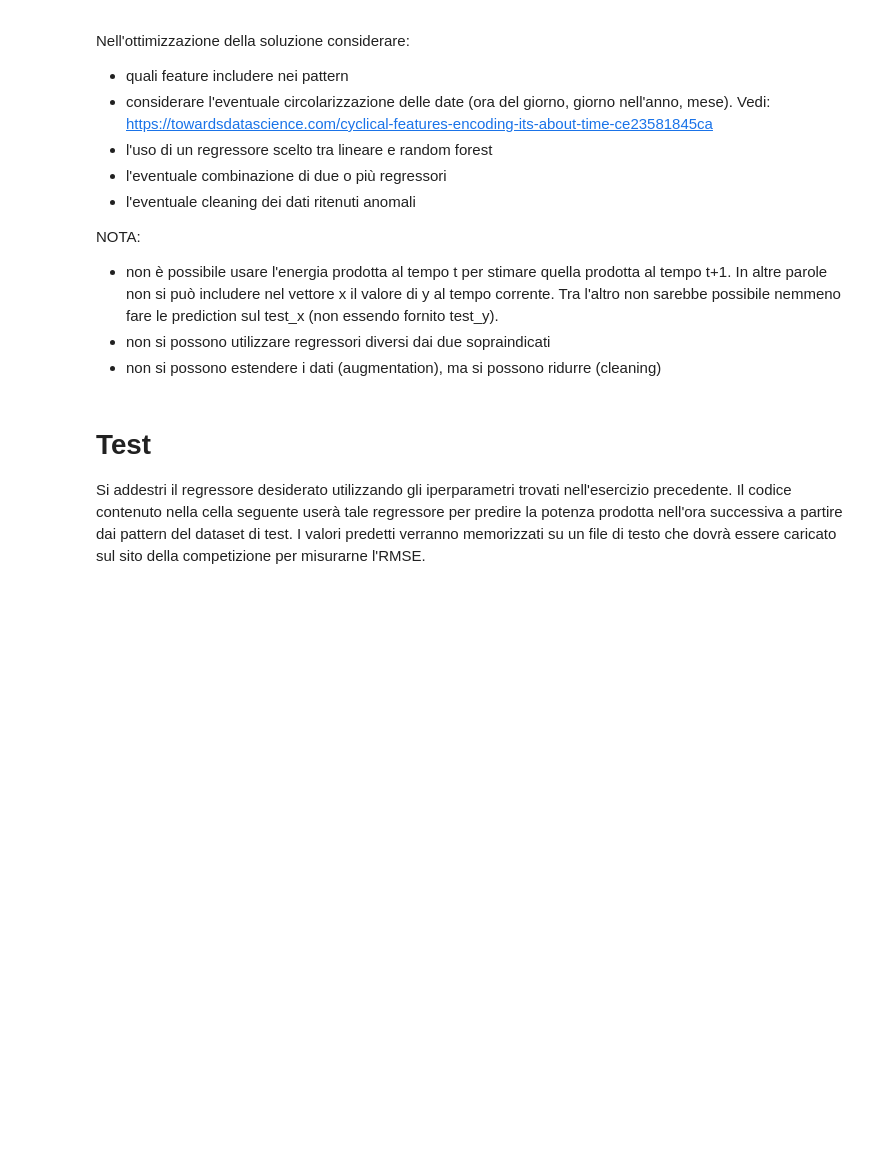
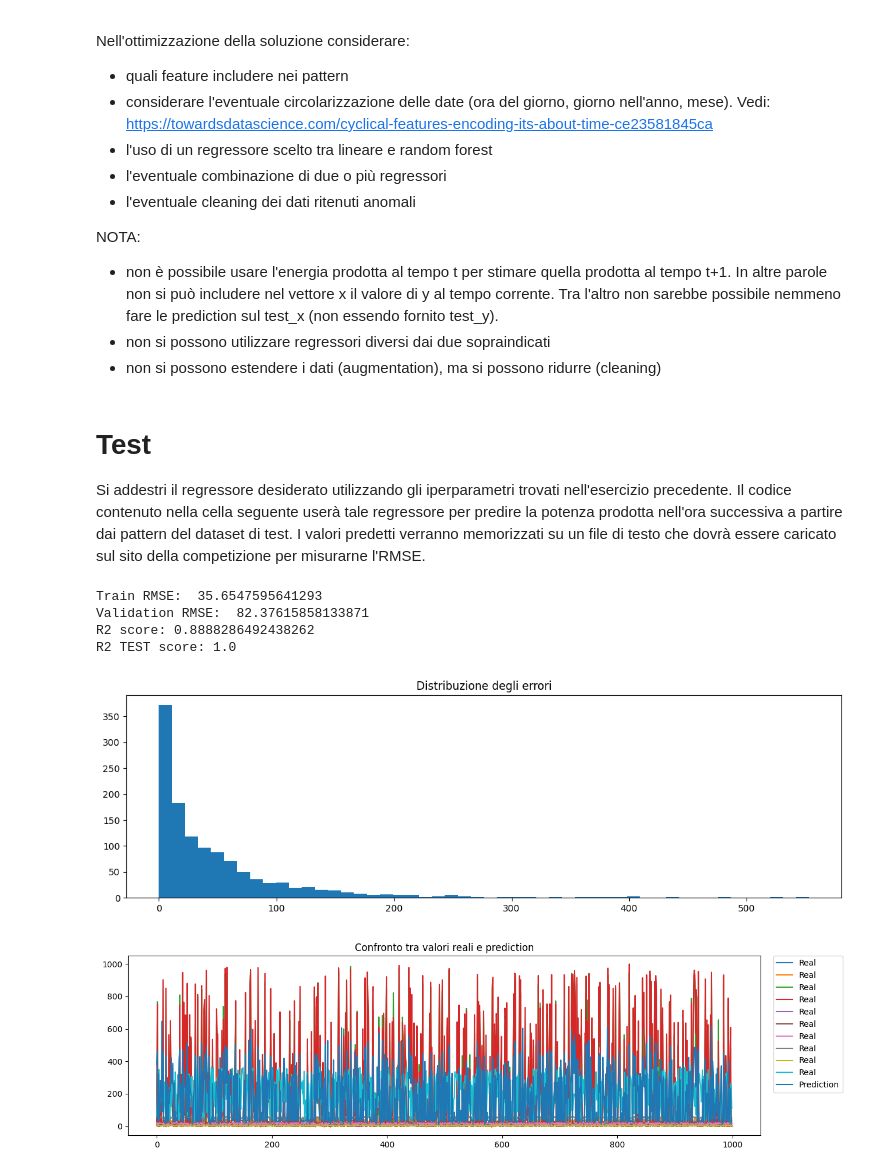
Before and after one commit to davidcohenDC/machine-learning-labs, a Jupyter notebook: 03-solar-regression/regression.ipynb, the cells around one changed output. Cells and saved outputs as stored; diff of their text form; code cells hidden in the pictures; blank space fills up the shorter version.

Commit message:
Add time cycle

```diff
--- a/03-solar-regression/regression.ipynb
+++ b/03-solar-regression/regression.ipynb
@@ -316,16 +316,17 @@ import pandas as pd
 from sklearn.ensemble import RandomForestRegressor
 from sklearn.metrics import mean_squared_error
 from sklearn.model_selection import train_test_split
-from pre_processing import extract_datetime_feature, augment_temperature, pre_process
+from pre_processing import extract_datetime_feature, augment_celsius, pre_process, augment_cycle_variable
 from matplotlib import pyplot as plt
 
 train_path = './DBs/SolarPark/train.txt'
 test_path = './DBs/SolarPark/test.txt'
 result_path = 'Es5Predictions.txt'
 
-train_dataframe,train_pure_dataframe = pre_process(train_path,debug=True)
-feature_x = np.append(train_dataframe.values[:,2:6],train_dataframe.values[:,7:12],axis=1)
-feature_pure_x = np.append(train_pure_dataframe.values[:,2:6],train_pure_dataframe.values[:,7:12],axis=1)
+train_dataframe,train_pure_dataframe = pre_process(train_path,debug=False)
+feature_x = np.append(train_dataframe.values[:,2:6],train_dataframe.values[:,7:13],axis=1)
+
+feature_pure_x = np.append(train_pure_dataframe.values[:,2:6],train_pure_dataframe.values[:,7:13],axis=1)
 feature_y = train_dataframe.values[:,6]
 feature_pure_y = train_pure_dataframe.values[:,6]
 
@@ -379,32 +380,41 @@ print('Validation RMSE: ', rmse)
 print('R2 score:', forest_reg.score(validation_x, validation_y))
 
 # /////// LOAD AND GET TEST_Y FEATURES ///////
 test_dataframe = pd.read_csv(test_path)
 test_dataframe = extract_datetime_feature(df=test_dataframe, date_column='Date', remove=False, is_timestamp=True)
-test_dataframe = augment_temperature(df=test_dataframe, replace=False, columns=["Ta (C)", "Tm (C)"])
-test_y = np.append(test_dataframe.values[:,2:6],test_dataframe.values[:,7:12],axis=1)
+test_dataframe = augment_celsius(df=test_dataframe, replace=False, columns=["Ta (C)", "Tm (C)"])
+test_dataframe = augment_cycle_variable(df=test_dataframe, replace=False, columns=["Time Frame", "month", "day", "minute",
+                                                                             "day_of_year", "day_of_week"])
+test_y = np.append(test_dataframe.values[:,2:6],test_dataframe.values[:,7:13],test_dataframe.values[:,21:25],axis=1)
 # /////// END  ///////
 
 
 # Ottenimento delle predizioni (validation) e calcolo RMSE
 prediction = forest_reg.predict(test_y)
 # rmse = np.sqrt(mean_squared_error(test_y, prediction))
 # print('Test RMSE: ', rmse)
 
 print('R2 TEST score:', forest_reg.score(test_y, prediction))
 
 # Calcola l'errore come scostamento delle predizioni dal valore reale
 errors = np.abs(validation_y - validation_y_predicted)
 
 plt.figure(figsize=(14, 4))
 plt.title("Distribuzione degli errori")
 plt.hist(x = errors, bins=50)
 plt.show()
 
 # Visualizza l'andamento reale e quello predetto
 plt.figure(figsize=(14, 4))
 plt.title("Confronto tra valori reali e prediction")
 plt.plot(test_y[0:1000], label='Real')
 plt.plot(prediction[0:1000], label='Prediction')
 plt.legend(bbox_to_anchor=(1.02, 1), loc='upper left', borderaxespad=0.)
 plt.show()
+# %% [output]
+Train RMSE:  35.6547595641293
+Validation RMSE:  82.37615858133871
+R2 score: 0.8888286492438262
+R2 TEST score: 1.0
+[figure, added]
+[figure, added]
```
Also changed, not shown: parts of 3 cells of this notebook, 2 other files.
